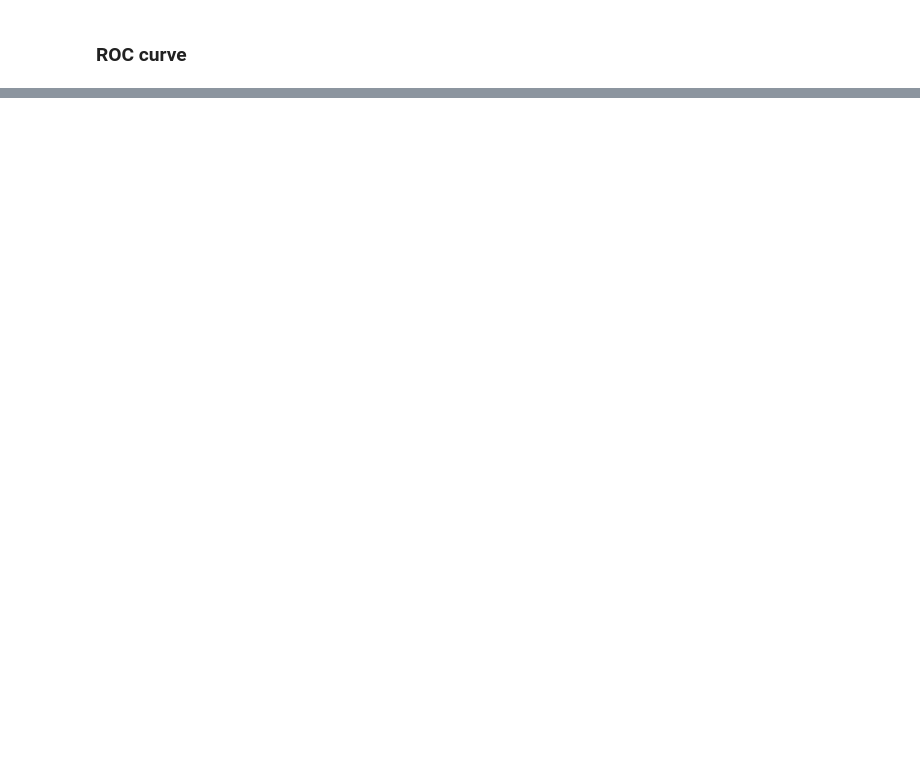
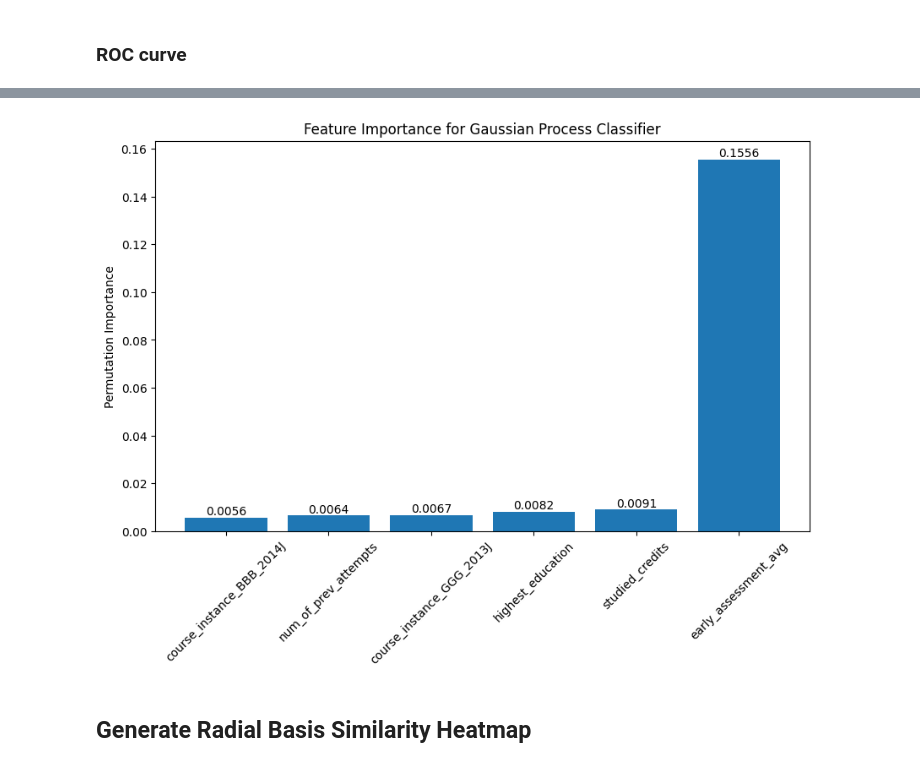
Before and after one commit to rgilyard/predict-student-outcomes, a Jupyter notebook: prelim_gaussian_process_model.ipynb, the cells around one changed output, grey strips where cells are left out. Cells and saved outputs as stored; diff of their text form; code cells hidden in the pictures; blank space fills up the shorter version.

```diff
--- a/prelim_gaussian_process_model.ipynb
+++ b/prelim_gaussian_process_model.ipynb
@@ -250,0 +361,24 @@ plt.show()
+# %%
+# Same but vertical
+plt.figure(figsize=(10, 6))
+bars = plt.bar(range(top_n), importances[sorted_idx][-top_n:])
+
+# Add annotations
+for bar in bars:
+    bar_height = bar.get_height()
+    text_y_position = bar.get_y() + bar_height / 2
+
+    plt.text(bar.get_x() + bar.get_width() / 2,  # x position
+             bar_height,  # y position
+             f'{bar_height:.4f}',  # text
+             va='bottom',
+             ha='center')
+
+plt.xticks(range(top_n), [feature_names[i] for i in sorted_idx[-top_n:]], rotation=45)
+plt.ylabel('Permutation Importance')
+plt.title('Feature Importance for Gaussian Process Classifier')
+plt.show()
+# %% [output]
+[figure, added]
+# %% [markdown]
+## Generate Radial Basis Similarity Heatmap
```
Also changed, not shown: parts of 24 cells of this notebook.
